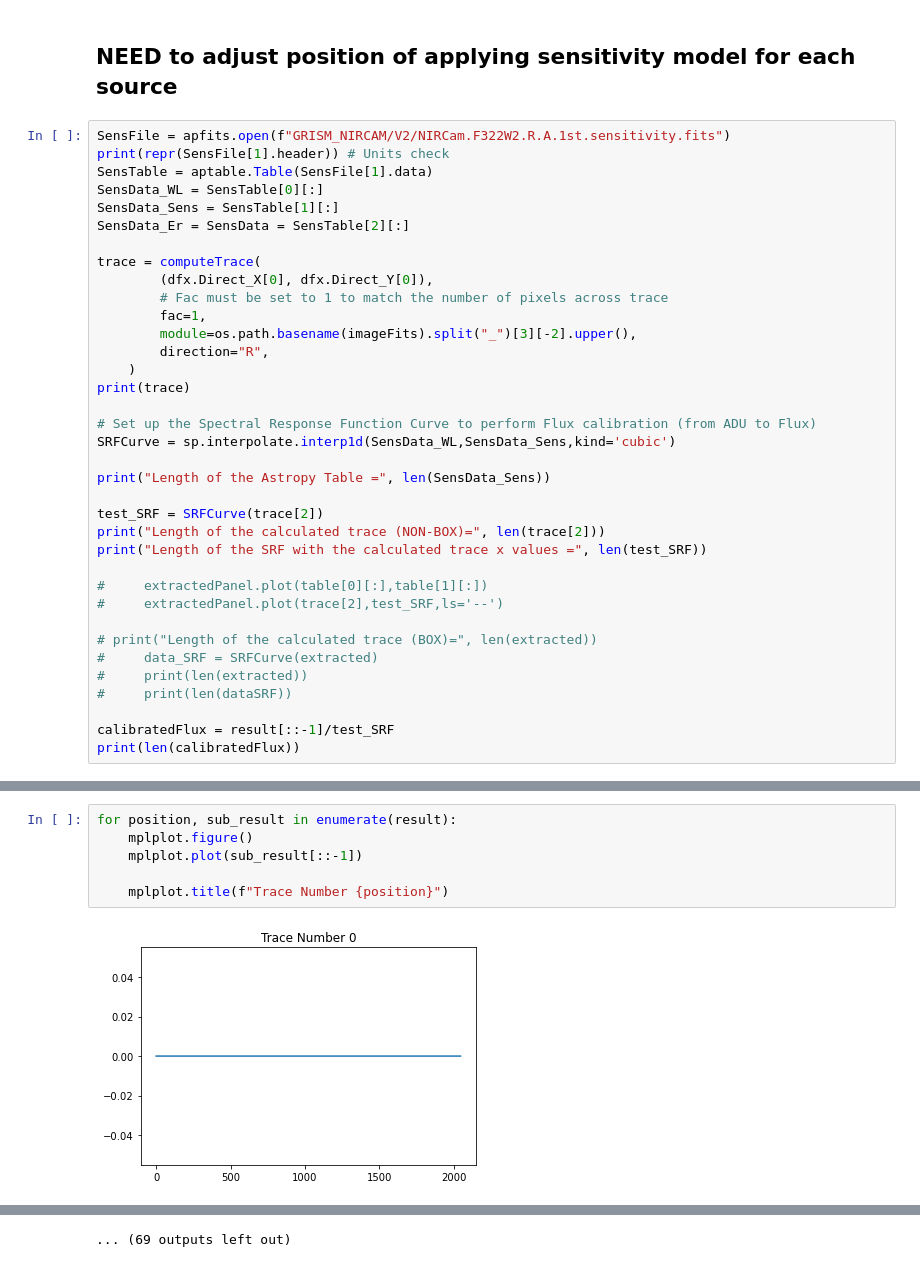
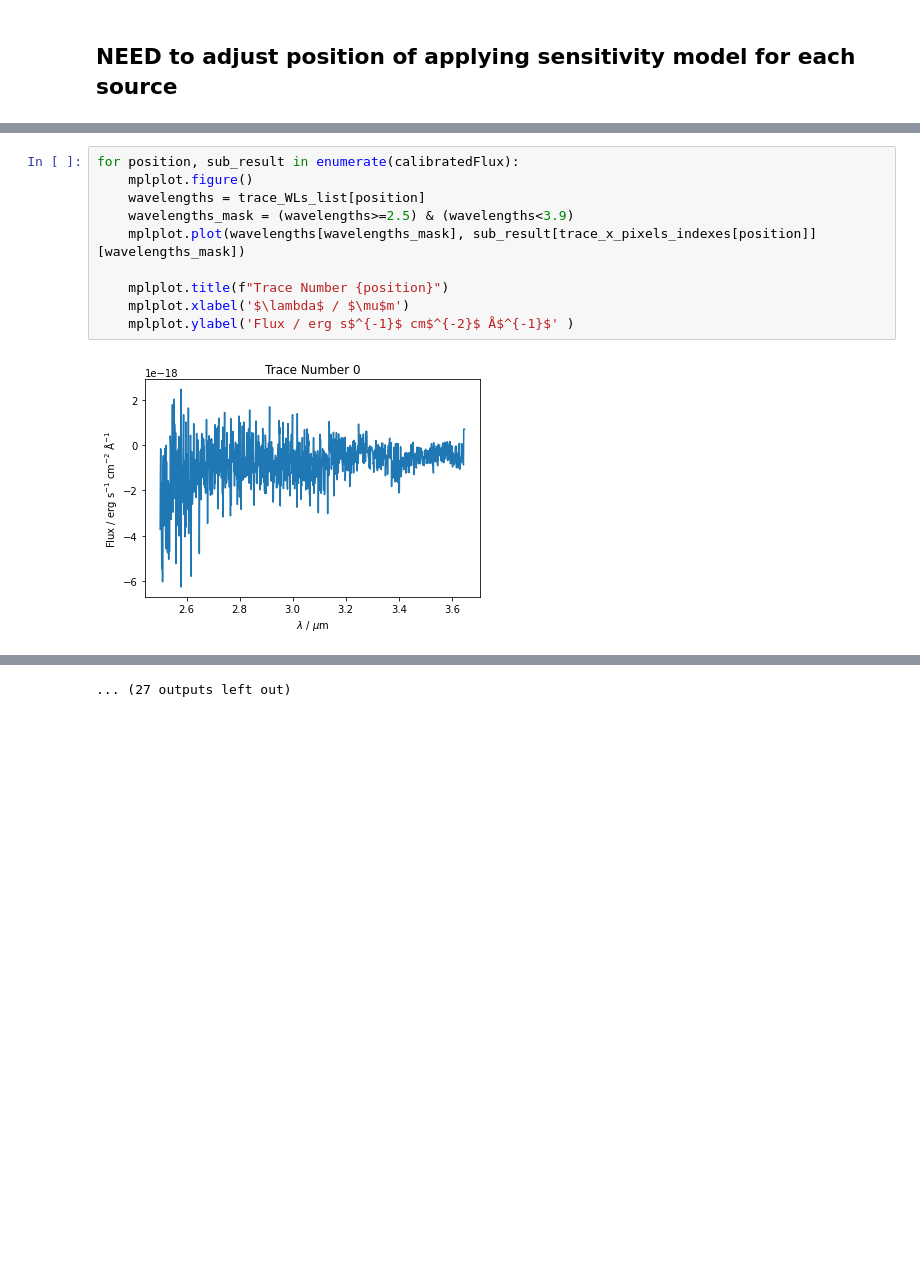
Before and after one commit to ou-astrophysics/NIRCam-WFSS-ERS-Spectral-Extraction, a Jupyter notebook: MultiPSFSetup.ipynb, the cells around one changed output, grey strips where cells are left out. Cells and saved outputs as stored; diff of their text form; blank space fills up the shorter version.

Commit message:
Added Flux Calibration steps and cashing PSFs

```diff
--- a/MultiPSFSetup.ipynb
+++ b/MultiPSFSetup.ipynb
@@ -590,39 +656,3 @@ with apfits.open(imageFits) as test:
 [figure]
 # %% [markdown]
 ## NEED to adjust position of applying sensitivity model for each source
-# %%
-SensFile = apfits.open(f"GRISM_NIRCAM/V2/NIRCam.F322W2.R.A.1st.sensitivity.fits")
-print(repr(SensFile[1].header)) # Units check
-SensTable = aptable.Table(SensFile[1].data)
-SensData_WL = SensTable[0][:]
-SensData_Sens = SensTable[1][:]
-SensData_Er = SensData = SensTable[2][:]
-
-trace = computeTrace(
-        (dfx.Direct_X[0], dfx.Direct_Y[0]),
-        # Fac must be set to 1 to match the number of pixels across trace
-        fac=1,
-        module=os.path.basename(imageFits).split("_")[3][-2].upper(),
-        direction="R",
-    )
-print(trace)
-
-# Set up the Spectral Response Function Curve to perform Flux calibration (from ADU to Flux)
-SRFCurve = sp.interpolate.interp1d(SensData_WL,SensData_Sens,kind='cubic')
-
-print("Length of the Astropy Table =", len(SensData_Sens))
-
-test_SRF = SRFCurve(trace[2])
-print("Length of the calculated trace (NON-BOX)=", len(trace[2]))
-print("Length of the SRF with the calculated trace x values =", len(test_SRF))
-
-#     extractedPanel.plot(table[0][:],table[1][:])
-#     extractedPanel.plot(trace[2],test_SRF,ls='--')
-
-# print("Length of the calculated trace (BOX)=", len(extracted))
-#     data_SRF = SRFCurve(extracted)
-#     print(len(extracted))
-#     print(len(dataSRF))
-
-calibratedFlux = result[::-1]/test_SRF
-print(len(calibratedFlux))
@@ -648,8 +736,12 @@ ValueError: operands could not be broadcast together with shapes (81,2048) (1743
 # %%
-for position, sub_result in enumerate(result):
+for position, sub_result in enumerate(calibratedFlux):
     mplplot.figure()
-    mplplot.plot(sub_result[::-1])
+    wavelengths = trace_WLs_list[position]
+    wavelengths_mask = (wavelengths>=2.5) & (wavelengths<3.9)
+    mplplot.plot(wavelengths[wavelengths_mask], sub_result[trace_x_pixels_indexes[position]][wavelengths_mask])
 
     mplplot.title(f"Trace Number {position}")
+    mplplot.xlabel('$\lambda$ / $\mu$m')
+    mplplot.ylabel('Flux / erg s$^{-1}$ cm$^{-2}$ Å$^{-1}$' )
 # %% [output]
-[figure, old version]
+[figure, new version]
@@ -667 +759 @@ for position, sub_result in enumerate(result):
-... (69 outputs left out)
+... (27 outputs left out)
```
Also changed, not shown: parts of 13 cells of this notebook.
